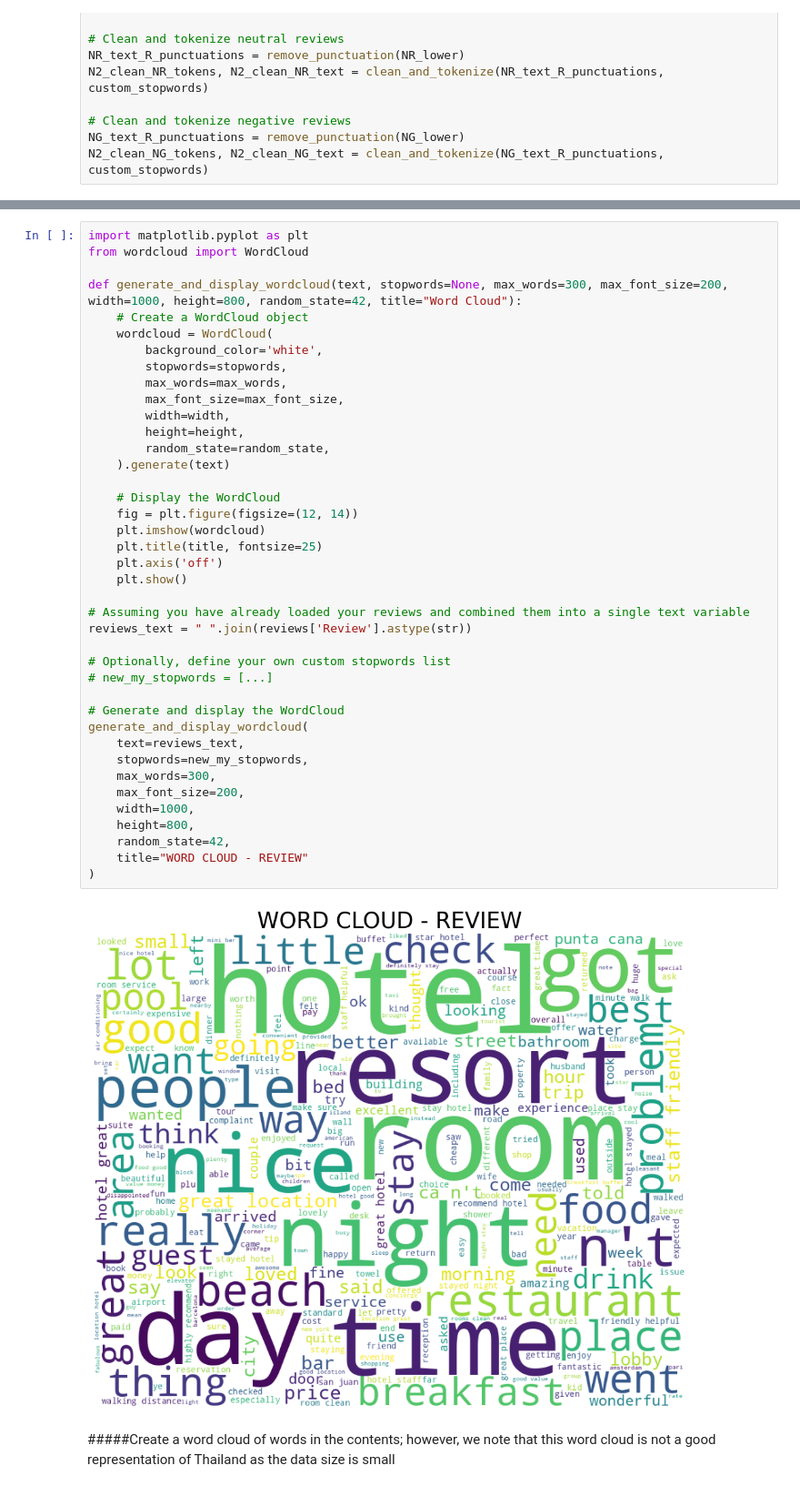
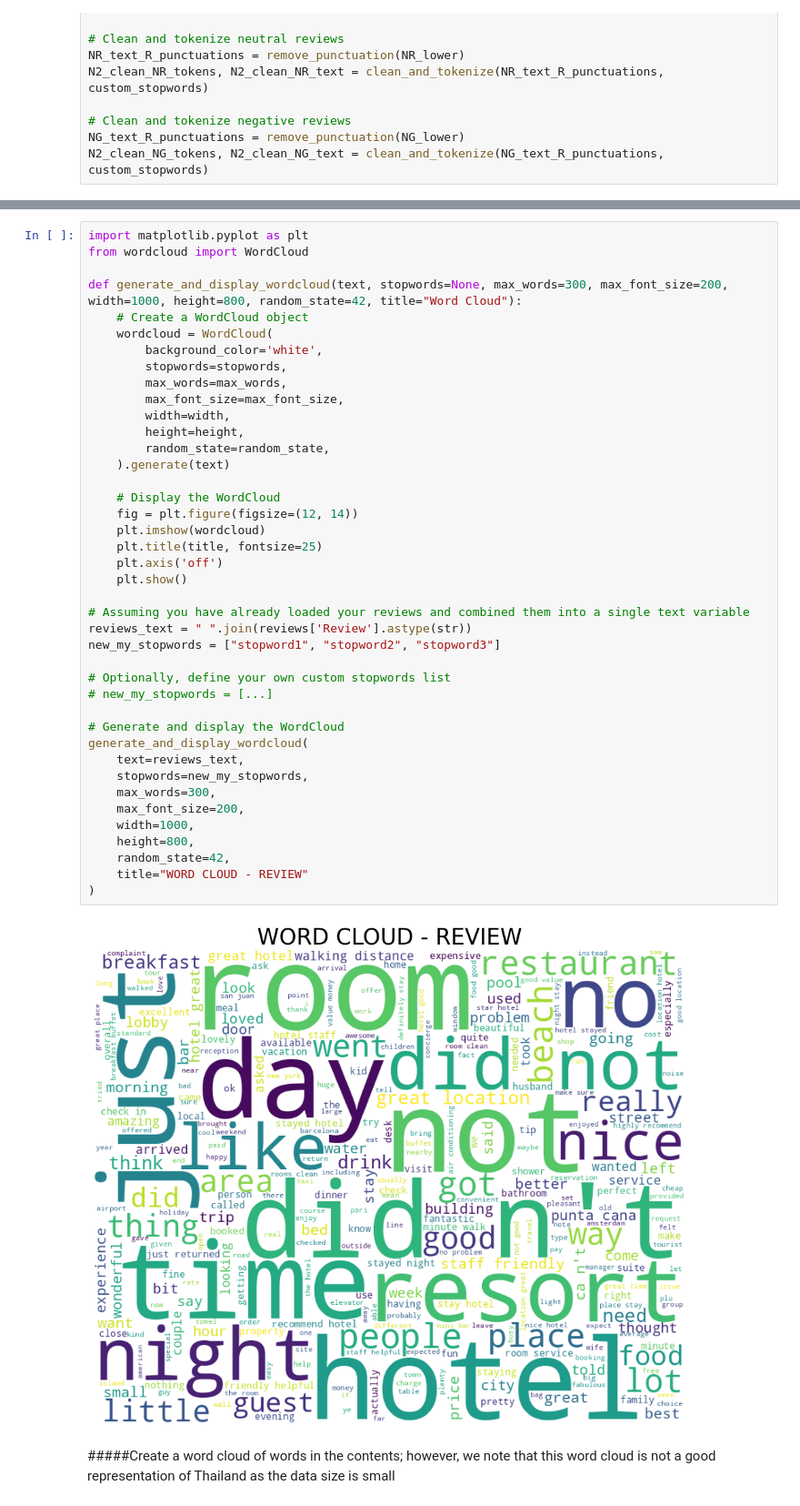
Before and after one commit to Sashimimeow/-SC_Data_Visualization, a Jupyter notebook: Project1_66PTJL.ipynb, the cells around one changed output, grey strips where cells are left out. Shown at 91% size. Drawn from its saved outputs; the diff is of its cells as text.

```diff
--- a/Project1_66PTJL.ipynb
+++ b/Project1_66PTJL.ipynb
@@ -432,34 +464,35 @@ def generate_and_display_wordcloud(text, stopwords=None, max_words=300, max_font
         width=width,
         height=height,
         random_state=random_state,
     ).generate(text)
 
     # Display the WordCloud
     fig = plt.figure(figsize=(12, 14))
     plt.imshow(wordcloud)
     plt.title(title, fontsize=25)
     plt.axis('off')
     plt.show()
 
 # Assuming you have already loaded your reviews and combined them into a single text variable
 reviews_text = " ".join(reviews['Review'].astype(str))
+new_my_stopwords = ["stopword1", "stopword2", "stopword3"]
 
 # Optionally, define your own custom stopwords list
 # new_my_stopwords = [...]
 
 # Generate and display the WordCloud
 generate_and_display_wordcloud(
     text=reviews_text,
     stopwords=new_my_stopwords,
     max_words=300,
     max_font_size=200,
     width=1000,
     height=800,
     random_state=42,
     title="WORD CLOUD - REVIEW"
 )
 # %% [output]
-[figure, old version]
+[figure, new version]
 # %% [markdown]
 #####Create a word cloud of words in the contents; however, we note that this word cloud is not a good representation of Thailand as the data size is small
 # %% [markdown]
```
Also changed, not shown: parts of 9 cells of this notebook.
